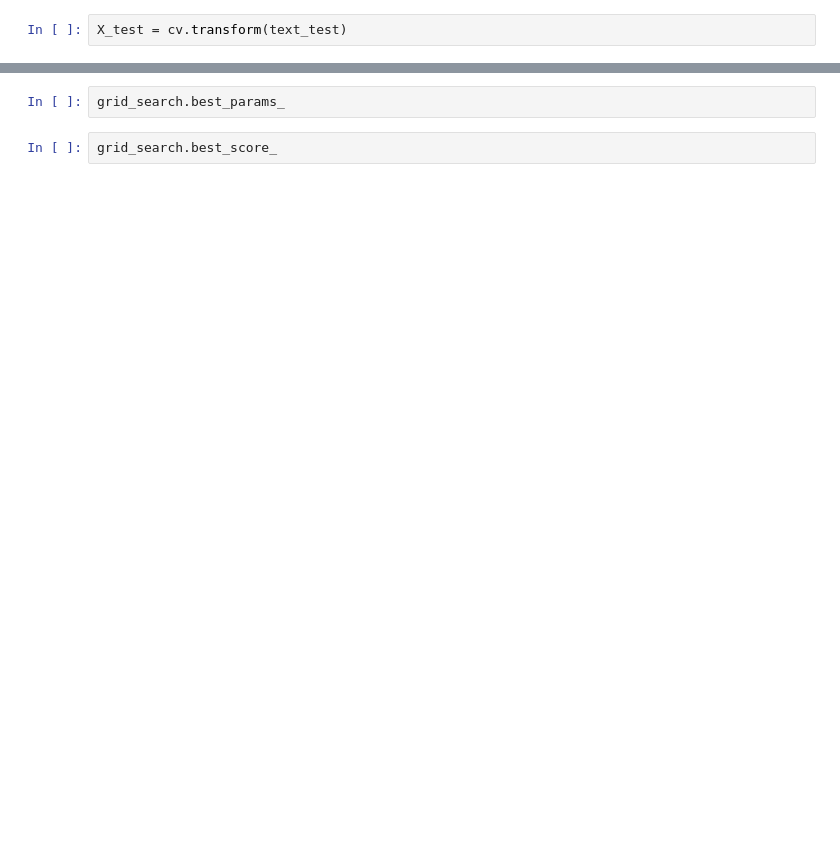
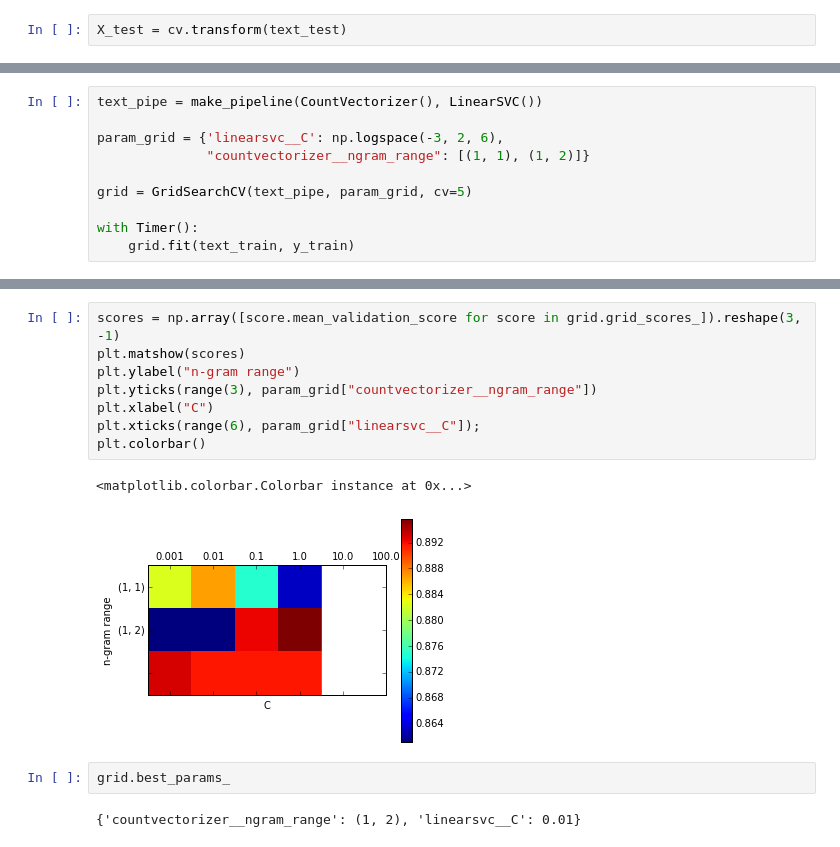
Before and after one commit to amueller/odscon-sf-2015, a Jupyter notebook: Part 06 - Working With Text Data.ipynb, the cells around one changed output, grey strips where cells are left out. Cells and saved outputs as stored; diff of their text form; blank space fills up the shorter version.

```diff
--- a/Part 06 - Working With Text Data.ipynb
+++ b/Part 06 - Working With Text Data.ipynb
@@ -86,0 +184,10 @@ grid_search.fit(text_train, y_train)
+# %%
+text_pipe = make_pipeline(CountVectorizer(), LinearSVC())
+
+param_grid = {'linearsvc__C': np.logspace(-3, 2, 6),
+              "countvectorizer__ngram_range": [(1, 1), (1, 2)]}
+
+grid = GridSearchCV(text_pipe, param_grid, cv=5)
+
+with Timer():
+    grid.fit(text_train, y_train)
@@ -87,4 +196,15 @@ grid_search.fit(text_train, y_train)
+# %%
+scores = np.array([score.mean_validation_score for score in grid.grid_scores_]).reshape(3, -1)
+plt.matshow(scores)
+plt.ylabel("n-gram range")
+plt.yticks(range(3), param_grid["countvectorizer__ngram_range"])
+plt.xlabel("C")
+plt.xticks(range(6), param_grid["linearsvc__C"]);
+plt.colorbar()
+# %% [output]
+<matplotlib.colorbar.Colorbar instance at 0x...>
+[figure, added]
 # %%
-grid_search.best_params_
+grid.best_params_
+# %% [output]
+{'countvectorizer__ngram_range': (1, 2), 'linearsvc__C': 0.01}
-# %%
-grid_search.best_score_
```
Also changed, not shown: parts of 63 cells of this notebook.
